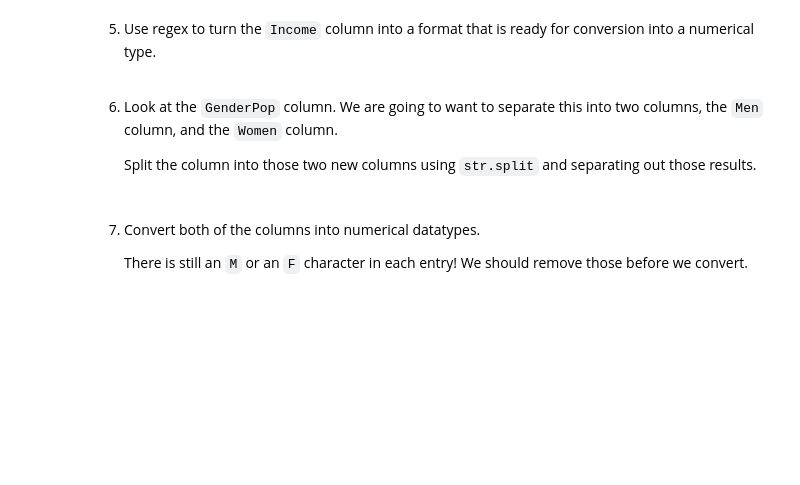
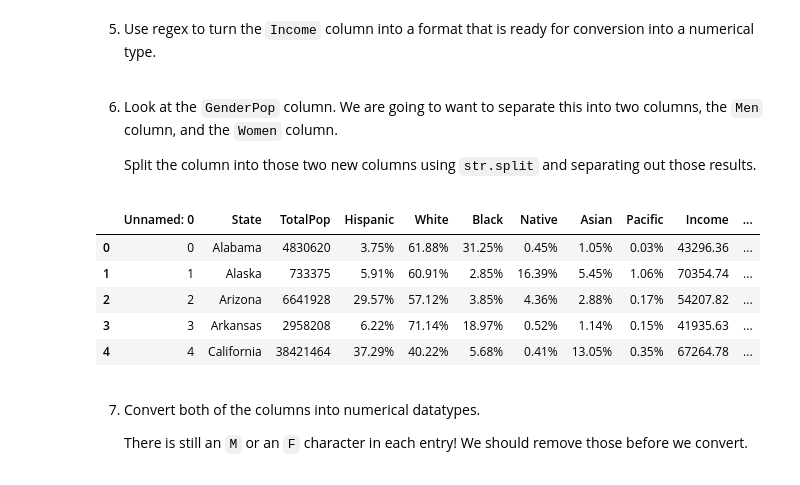
Before and after one commit to tylerjamesf/Cleaning-US-Census-Data, a Jupyter notebook: Cleaning US Census Data.ipynb, the cells around one changed output. Drawn from its saved outputs; the diff is of its cells as text; code cells hidden in the pictures; blank space fills up the shorter version.

Commit message:
updated genderpop, split, and convert to numeric

```diff
--- a/Cleaning US Census Data.ipynb
+++ b/Cleaning US Census Data.ipynb
@@ -125,6 +125,24 @@ us_census['Income'] = pd.to_numeric(us_census['Income'])
 6. Look at the `GenderPop` column. We are going to want to separate this into two columns, the `Men` column, and the `Women` column.
 
    Split the column into those two new columns using `str.split` and separating out those results.
+# %%
+#split out column by underscore
+gender_split = us_census['GenderPop'].str.split("_")
+
+#create Men column out of split data - remove M
+us_census['Men'] = gender_split.str.get(0).replace('[M]','', regex=True)
+
+#create Women column out of split data - remove F
+us_census['Women'] = gender_split.str.get(1).replace('[F]','', regex=True)
+
+us_census.head()
+# %% [output]
+|  | Unnamed: 0 | State | TotalPop | Hispanic | White | Black | Native | Asian | Pacific | Income | ... |
+| 0 | 0 | Alabama | 4830620 | 3.75% | 61.88% | 31.25% | 0.45% | 1.05% | 0.03% | 43296.36 | ... |
+| 1 | 1 | Alaska | 733375 | 5.91% | 60.91% | 2.85% | 16.39% | 5.45% | 1.06% | 70354.74 | ... |
+| 2 | 2 | Arizona | 6641928 | 29.57% | 57.12% | 3.85% | 4.36% | 2.88% | 0.17% | 54207.82 | ... |
+| 3 | 3 | Arkansas | 2958208 | 6.22% | 71.14% | 18.97% | 0.52% | 1.14% | 0.15% | 41935.63 | ... |
+| 4 | 4 | California | 38421464 | 37.29% | 40.22% | 5.68% | 0.41% | 13.05% | 0.35% | 67264.78 | ... |
 # %% [markdown]
 7. Convert both of the columns into numerical datatypes.
 
```
Also changed, not shown: parts of 1 cell of this notebook.
